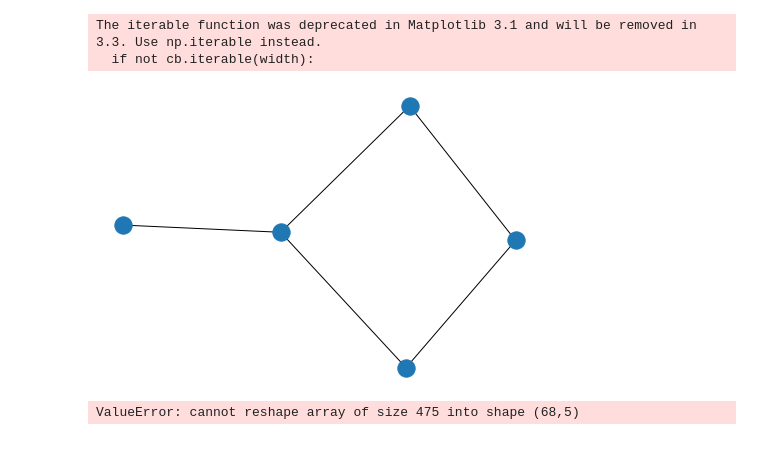
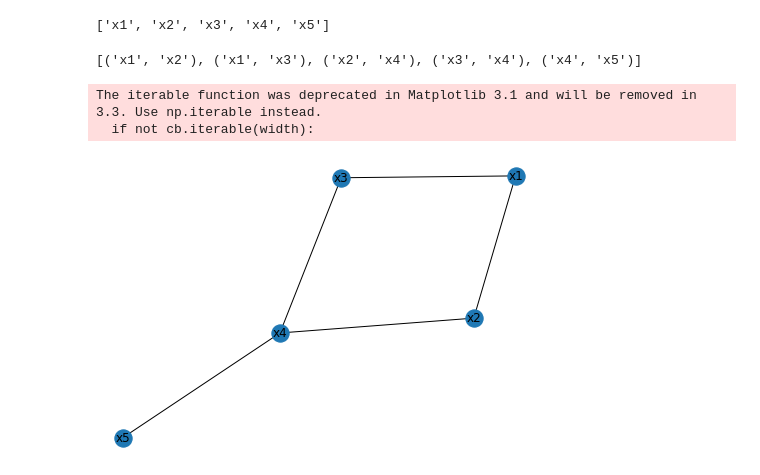
Before and after one commit to seamus-brady/aitiaexplorer, a Jupyter notebook: src/notebooks/Algorithm Tests.ipynb, the cells around one changed output. Drawn from its saved outputs; the diff is of its cells as text; code cells hidden in the pictures.

Commit message:
Removed PC algo, added Lingam

```diff
--- a/src/notebooks/Algorithm Tests.ipynb
+++ b/src/notebooks/Algorithm Tests.ipynb
@@ -36,6 +50,14 @@ graph = ic_algorithm.search(X, variable_types)
+# %%
+print(graph.nodes())
+# %% [output]
+['x1', 'x2', 'x3', 'x4', 'x5']
+# %%
+print(graph.edges())
+# %% [output]
+[('x1', 'x2'), ('x1', 'x3'), ('x2', 'x4'), ('x3', 'x4'), ('x4', 'x5')]
 # %%
-nx.draw(graph)
+nx.draw(graph, with_labels=True)
 # %% [output]
 The iterable function was deprecated in Matplotlib 3.1 and will be removed in 3.3. Use np.iterable instead.
   if not cb.iterable(width):
-[figure, old version]
+[figure, new version]
@@ -139,9 +63,0 @@ dm =[
-# %%
-pc_algo = PC_Algorithm()
-data_matrix = numpy.array(dm).reshape((95,  5))
-(g, sep_set) = pc_algo.estimate_skeleton(indep_test_func=GSquareTest.test_discrete,
-                                                 data_matrix=data_matrix,
-                                                 alpha=0.01)
-g = pc_algo.estimate_cpdag(skel_graph=g, sep_set=sep_set)
-# %% [output]
-ValueError: cannot reshape array of size 475 into shape (68,5)
```
Also changed, not shown: parts of 10 cells of this notebook, 7 other files.
